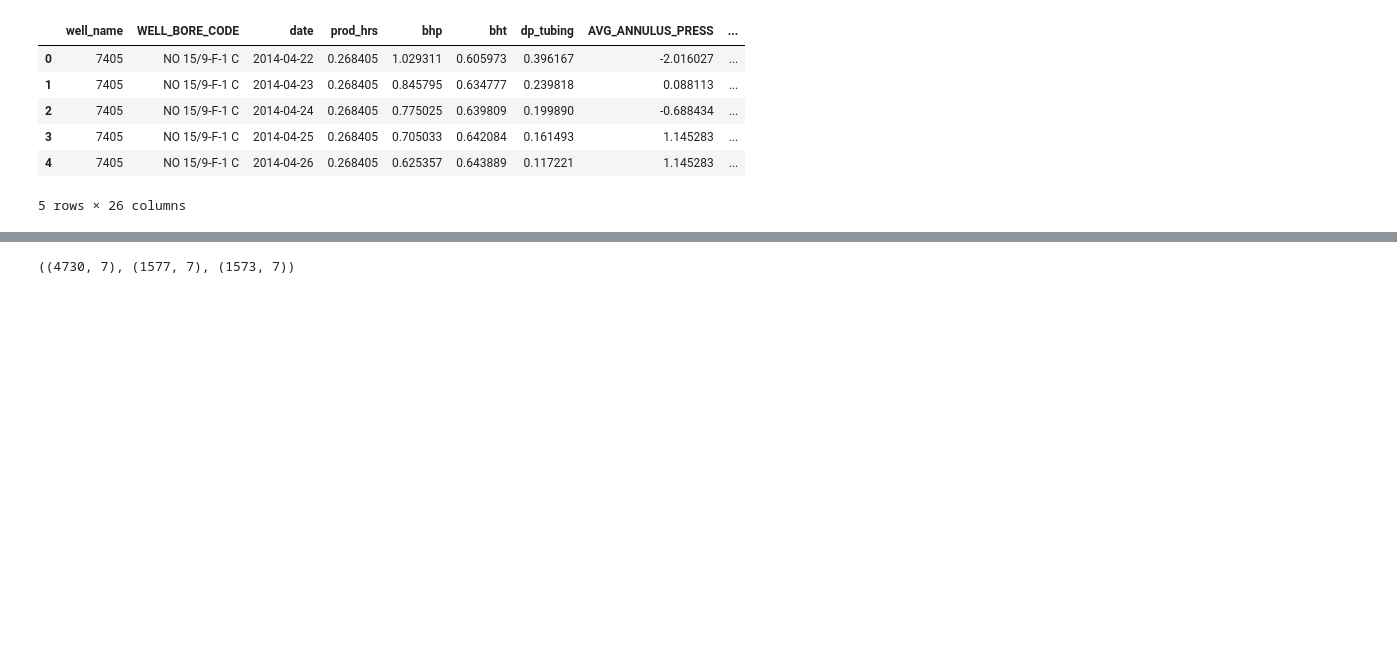
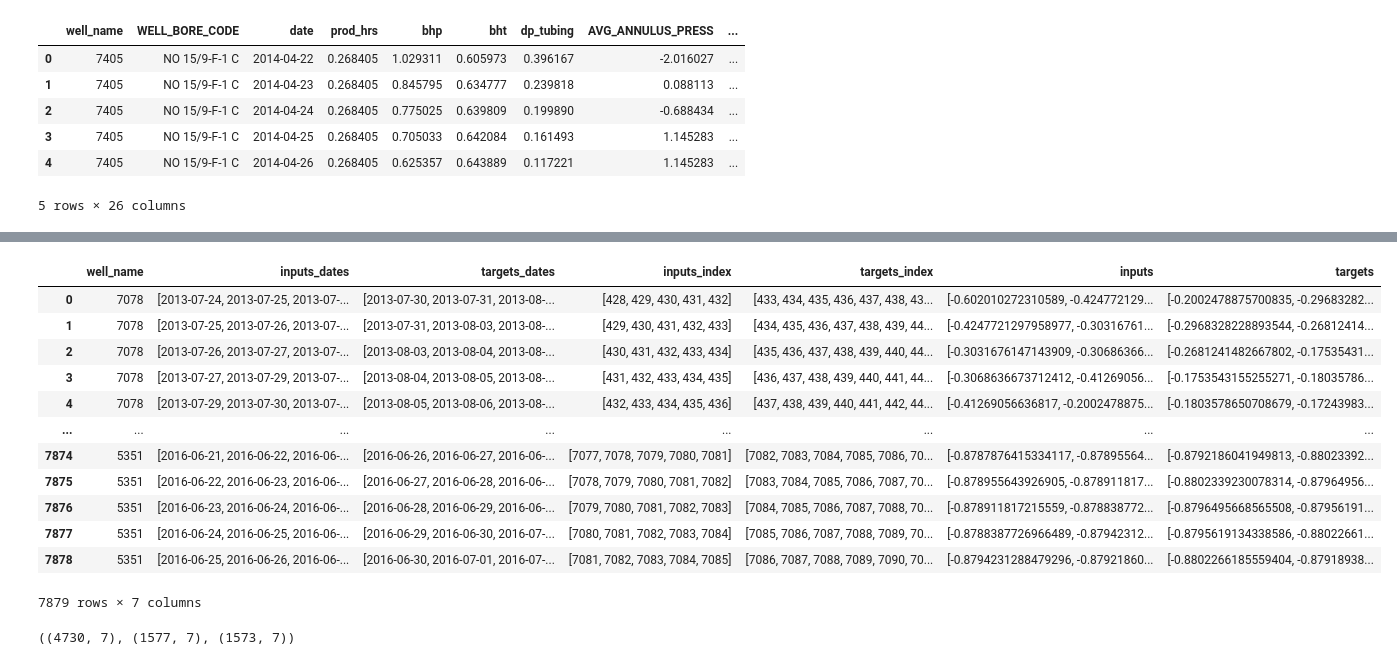
Before and after one commit to Amrtamer711/Internship, a Jupyter notebook: Models/Universal/Moirai/Moirai.ipynb, the cells around one changed output, grey strips where cells are left out. Cells and saved outputs as stored; diff of their text form; code cells hidden in the pictures; blank space fills up the shorter version.

```diff
--- a/Models/Universal/Moirai/Moirai.ipynb
+++ b/Models/Universal/Moirai/Moirai.ipynb
@@ -77,0 +60,17 @@ training_gap = days_window + predictions_days
+# %%
+dataset = ut.produce_univariate_dataset(data, days_window, predictions_days, univariate_feature, well_info)
+dataset
+# %% [output]
+|  | well_name | inputs_dates | targets_dates | inputs_index | targets_index | inputs | targets |
+| 0 | 7078 | [2013-07-24, 2013-07-25, 2013-07-... | [2013-07-30, 2013-07-31, 2013-08-... | [428, 429, 430, 431, 432] | [433, 434, 435, 436, 437, 438, 43... | [-0.602010272310589, -0.424772129... | [-0.2002478875700835, -0.29683282... |
+| 1 | 7078 | [2013-07-25, 2013-07-26, 2013-07-... | [2013-07-31, 2013-08-03, 2013-08-... | [429, 430, 431, 432, 433] | [434, 435, 436, 437, 438, 439, 44... | [-0.4247721297958977, -0.30316761... | [-0.2968328228893544, -0.26812414... |
+| 2 | 7078 | [2013-07-26, 2013-07-27, 2013-07-... | [2013-08-03, 2013-08-04, 2013-08-... | [430, 431, 432, 433, 434] | [435, 436, 437, 438, 439, 440, 44... | [-0.3031676147143909, -0.30686366... | [-0.2681241482667802, -0.17535431... |
+| 3 | 7078 | [2013-07-27, 2013-07-29, 2013-07-... | [2013-08-04, 2013-08-05, 2013-08-... | [431, 432, 433, 434, 435] | [436, 437, 438, 439, 440, 441, 44... | [-0.3068636673712412, -0.41269056... | [-0.1753543155255271, -0.18035786... |
+| 4 | 7078 | [2013-07-29, 2013-07-30, 2013-07-... | [2013-08-05, 2013-08-06, 2013-08-... | [432, 433, 434, 435, 436] | [437, 438, 439, 440, 441, 442, 44... | [-0.41269056636817, -0.2002478875... | [-0.1803578650708679, -0.17243983... |
+| ... | ... | ... | ... | ... | ... | ... | ... |
+| 7874 | 5351 | [2016-06-21, 2016-06-22, 2016-06-... | [2016-06-26, 2016-06-27, 2016-06-... | [7077, 7078, 7079, 7080, 7081] | [7082, 7083, 7084, 7085, 7086, 70... | [-0.8787876415334117, -0.87895564... | [-0.8792186041949813, -0.88023392... |
+| 7875 | 5351 | [2016-06-22, 2016-06-23, 2016-06-... | [2016-06-27, 2016-06-28, 2016-06-... | [7078, 7079, 7080, 7081, 7082] | [7083, 7084, 7085, 7086, 7087, 70... | [-0.878955643926905, -0.878911817... | [-0.8802339230078314, -0.87964956... |
+| 7876 | 5351 | [2016-06-23, 2016-06-24, 2016-06-... | [2016-06-28, 2016-06-29, 2016-06-... | [7079, 7080, 7081, 7082, 7083] | [7084, 7085, 7086, 7087, 7088, 70... | [-0.878911817215559, -0.878838772... | [-0.8796495668565508, -0.87956191... |
+| 7877 | 5351 | [2016-06-24, 2016-06-25, 2016-06-... | [2016-06-29, 2016-06-30, 2016-07-... | [7080, 7081, 7082, 7083, 7084] | [7085, 7086, 7087, 7088, 7089, 70... | [-0.8788387726966489, -0.87942312... | [-0.8795619134338586, -0.88022661... |
+| 7878 | 5351 | [2016-06-25, 2016-06-26, 2016-06-... | [2016-06-30, 2016-07-01, 2016-07-... | [7081, 7082, 7083, 7084, 7085] | [7086, 7087, 7088, 7089, 7090, 70... | [-0.8794231288479296, -0.87921860... | [-0.8802266185559404, -0.87918938... |
+7879 rows × 7 columns
```
Also changed, not shown: parts of 13 cells of this notebook, 7 other files.
